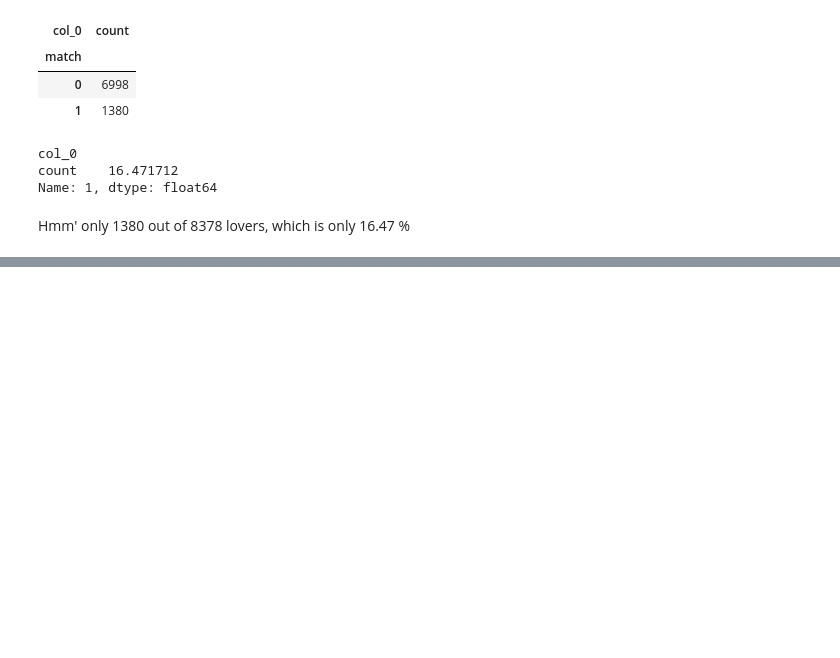
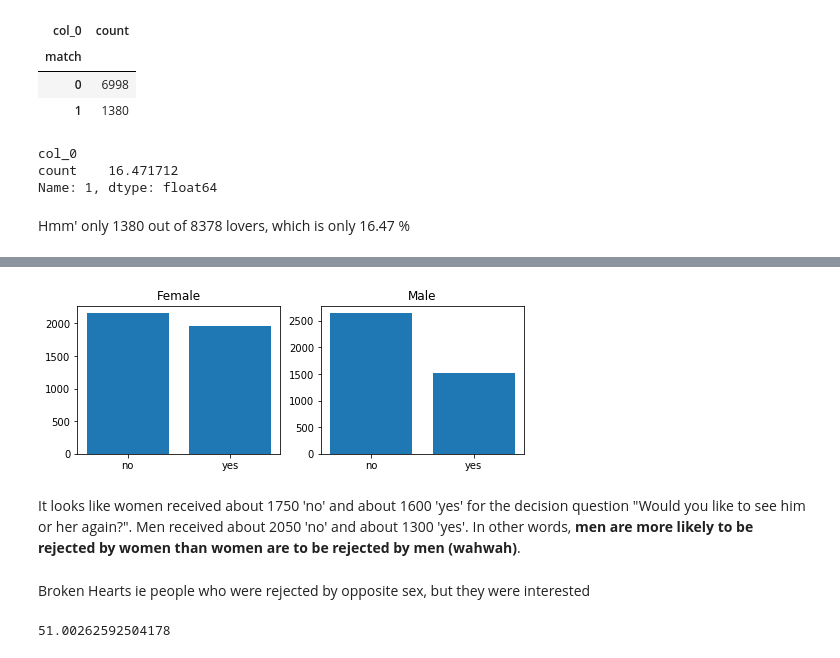
Before and after one commit to erjpsingh/dateyourmate, a Jupyter notebook: dateyourmate.ipynb, the cells around one changed output, grey strips where cells are left out. Cells and saved outputs as stored; diff of their text form; code cells hidden in the pictures; blank space fills up the shorter version.

```diff
--- a/dateyourmate.ipynb
+++ b/dateyourmate.ipynb
@@ -131,0 +209,33 @@ Hmm' only 1380 out of 8378 lovers, which is only 16.47 %
+# %%
+%matplotlib inline
+
+fig = plt.figure(figsize=(8,6))
+ax1 = fig.add_subplot(2,2,1)
+ax2 = fig.add_subplot(2,2,2)
+
+
+ax1.bar(['no','yes'],gb[0].values)
+ax2.bar(['no','yes'],gb[1].values)
+ax1.title.set_text("Female")
+ax2.title.set_text("Male")
+
+ax1.tick_params(axis='x', which='major', labelsize=10)
+ax1.tick_params(axis='y', which='major', labelsize=10)
+
+
+ax2.tick_params(axis='x', which='major', labelsize=10)
+ax2.tick_params(axis='y', which='major', labelsize=10)
+# %% [output]
+[figure, added]
+# %% [markdown]
+It looks like women received about 1750 'no' and about 1600 'yes' for the decision question "Would you like to see him or her again?". Men received about 2050 'no' and about 1300 'yes'. In other words, <b>men are more likely to be rejected by women than women are to be rejected by men (wahwah)</b>.
+# %% [markdown]
+Broken Hearts ie people who were rejected by opposite sex, but they were interested
+# %%
+# dec is a variable which says if someone was interested , this was taken later in survey
+# dec_0 is the actual variable of decision
+
+broken_heart = len(df[(df['dec_o']==0) & (df['dec']==1)]) + len(df[(df['dec_o']==1) & (df['dec']==0)])
+(broken_heart/len(df.index))*100
+# %% [output]
+51.00262592504178
```
Also changed, not shown: parts of 18 cells of this notebook.
